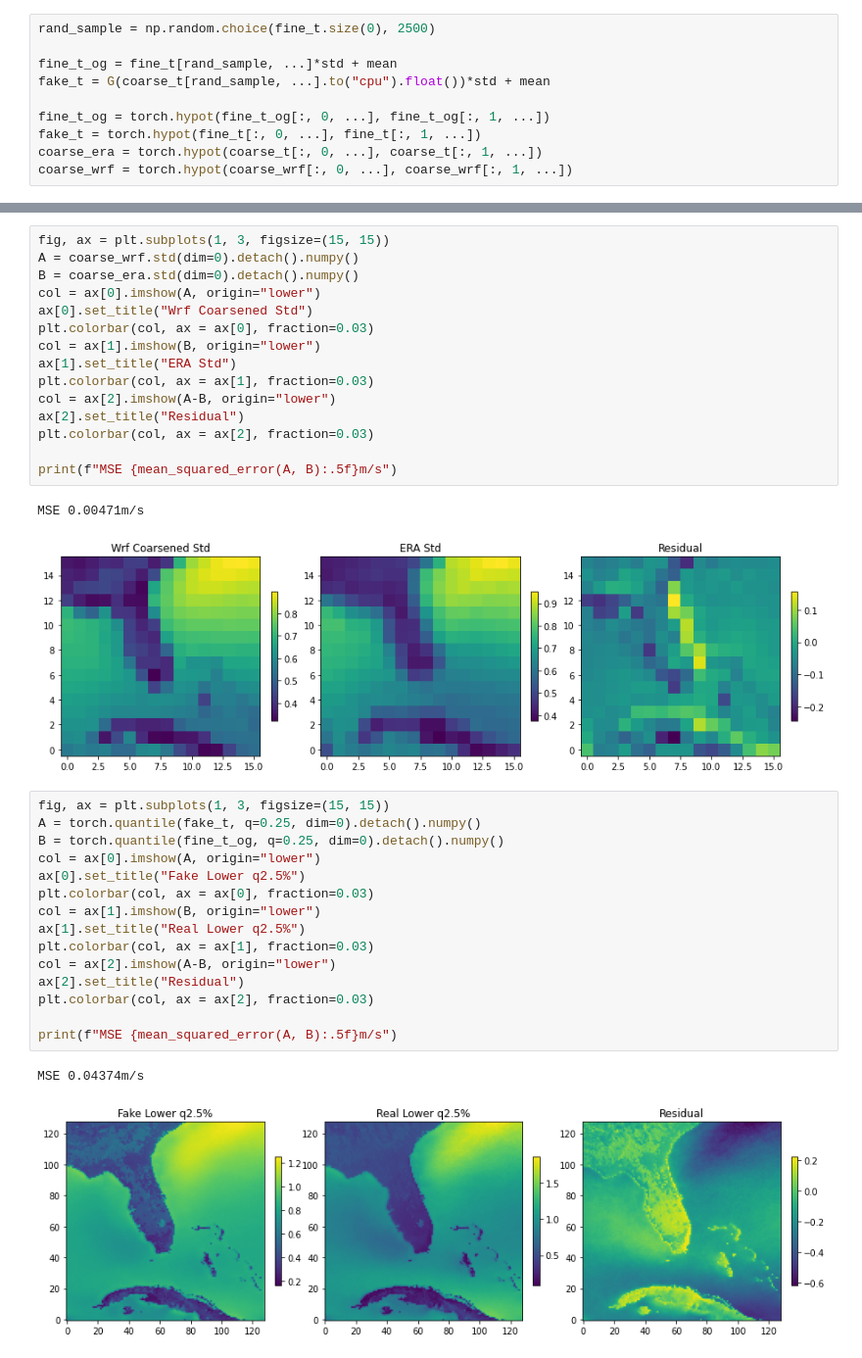
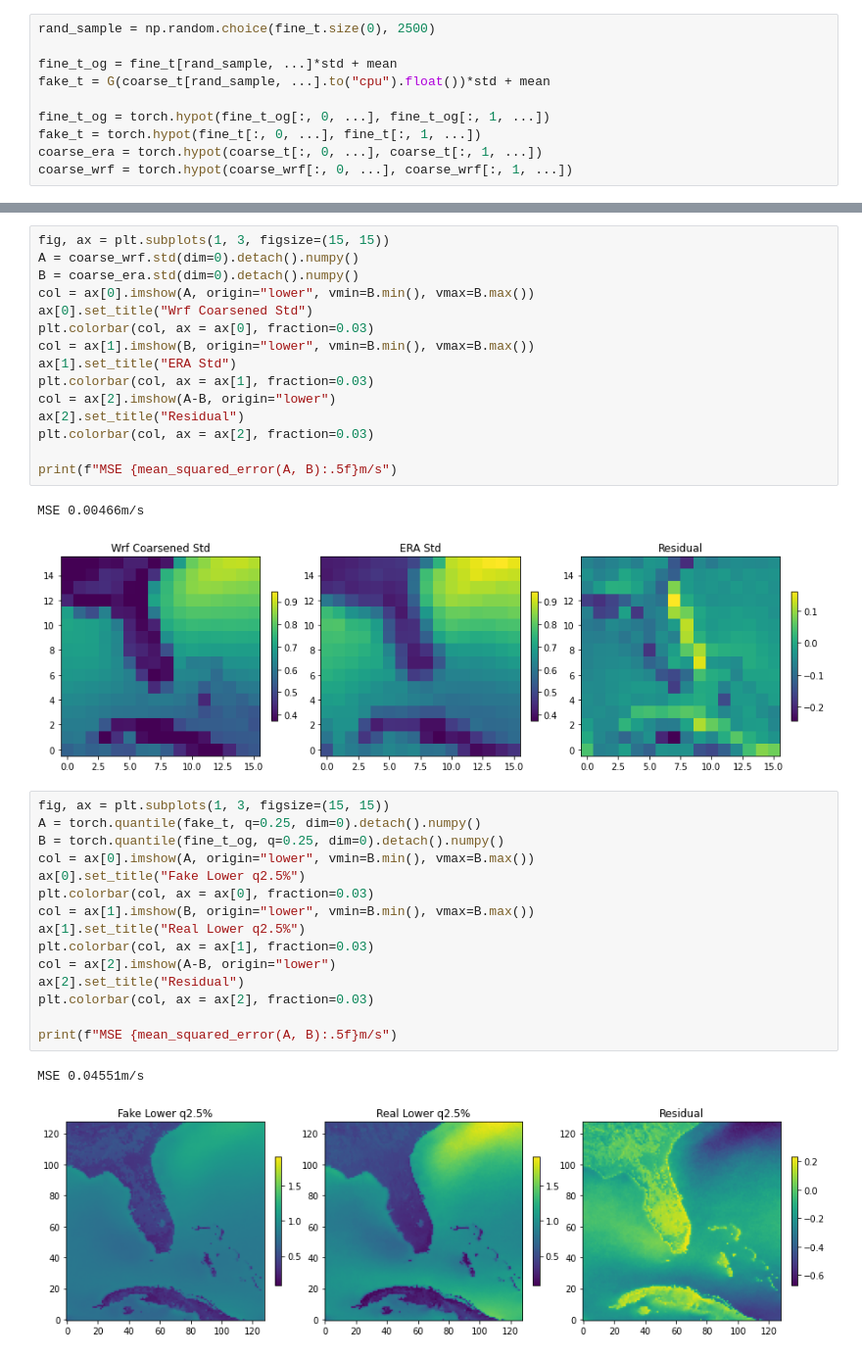
Before and after one commit to nannau/DoWnGAN, a Jupyter notebook: notebooks/dev/plot_statistics.ipynb, the cells around one changed output, grey strips where cells are left out. Shown at 98% size. Drawn from its saved outputs; the diff is of its cells as text.

```diff
--- a/notebooks/dev/plot_statistics.ipynb
+++ b/notebooks/dev/plot_statistics.ipynb
@@ -162,10 +162,10 @@ MSE 0.02481m/s
 fig, ax = plt.subplots(1, 3, figsize=(15, 15))
 A = coarse_wrf.std(dim=0).detach().numpy()
 B = coarse_era.std(dim=0).detach().numpy()
-col = ax[0].imshow(A, origin="lower")
+col = ax[0].imshow(A, origin="lower", vmin=B.min(), vmax=B.max())
 ax[0].set_title("Wrf Coarsened Std")
 plt.colorbar(col, ax = ax[0], fraction=0.03)
-col = ax[1].imshow(B, origin="lower")
+col = ax[1].imshow(B, origin="lower", vmin=B.min(), vmax=B.max())
 ax[1].set_title("ERA Std")
 plt.colorbar(col, ax = ax[1], fraction=0.03)
 col = ax[2].imshow(A-B, origin="lower")
@@ -174,26 +174,26 @@ plt.colorbar(col, ax = ax[2], fraction=0.03)
 
 print(f"MSE {mean_squared_error(A, B):.5f}m/s")
 # %% [output]
-MSE 0.00471m/s
+MSE 0.00466m/s
-[figure, old version]
+[figure, new version]
 # %%
 fig, ax = plt.subplots(1, 3, figsize=(15, 15))
 A = torch.quantile(fake_t, q=0.25, dim=0).detach().numpy()
 B = torch.quantile(fine_t_og, q=0.25, dim=0).detach().numpy()
-col = ax[0].imshow(A, origin="lower")
+col = ax[0].imshow(A, origin="lower", vmin=B.min(), vmax=B.max())
 ax[0].set_title("Fake Lower q2.5%")
 plt.colorbar(col, ax = ax[0], fraction=0.03)
-col = ax[1].imshow(B, origin="lower")
+col = ax[1].imshow(B, origin="lower", vmin=B.min(), vmax=B.max())
 ax[1].set_title("Real Lower q2.5%")
 plt.colorbar(col, ax = ax[1], fraction=0.03)
 col = ax[2].imshow(A-B, origin="lower")
 ax[2].set_title("Residual")
 plt.colorbar(col, ax = ax[2], fraction=0.03)
 
 print(f"MSE {mean_squared_error(A, B):.5f}m/s")
 # %% [output]
-MSE 0.04374m/s
+MSE 0.04551m/s
-[figure, old version]
+[figure, new version]
 # %%
 fig, ax = plt.subplots(1, 3, figsize=(15, 15))
 A = torch.quantile(coarse_wrf, q=0.25, dim=0).detach().numpy()
```
Also changed, not shown: parts of 11 cells of this notebook.
